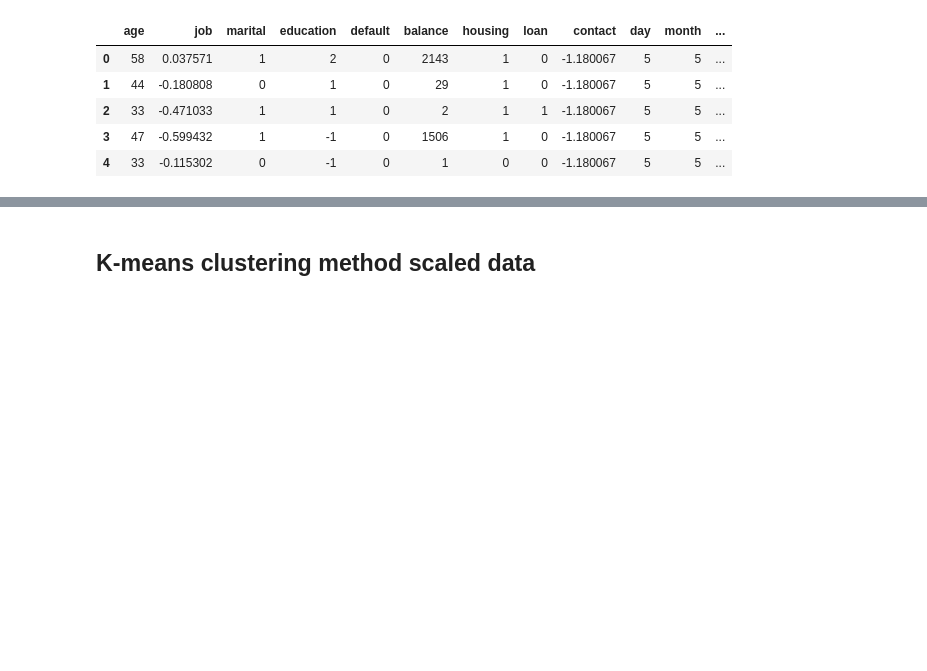
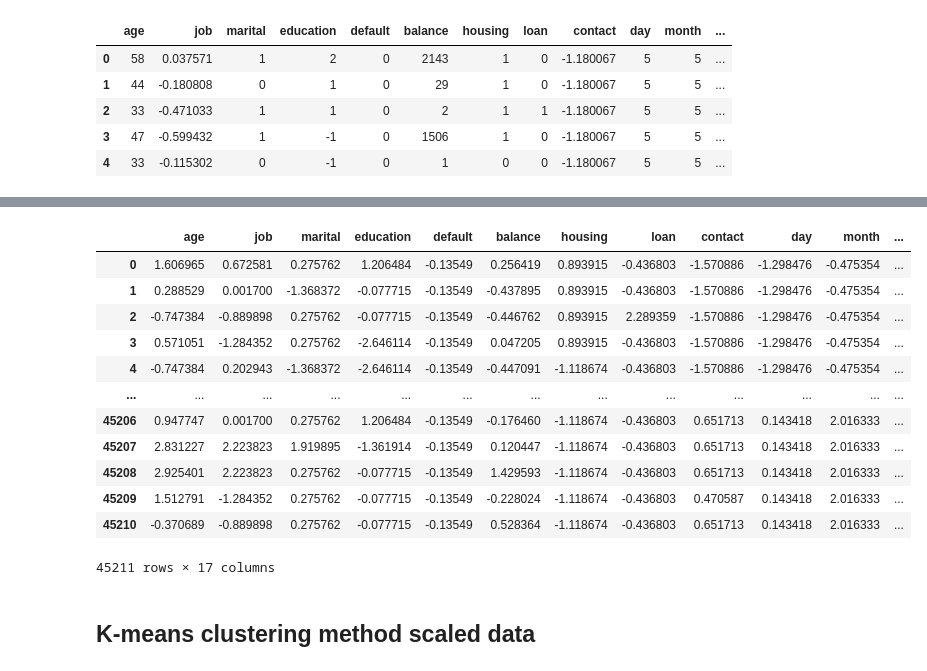
Before and after one commit to wojo501/clustering-ML, a Jupyter notebook: preprcessing.ipynb, the cells around one changed output, grey strips where cells are left out. Drawn from its saved outputs; the diff is of its cells as text; code cells hidden in the pictures; blank space fills up the shorter version.

```diff
--- a/preprcessing.ipynb
+++ b/preprcessing.ipynb
@@ -151,4 +157,20 @@ plt.show()
 # %%
 df_scaled, scaler = scaling(df_woe)
+# %%
+df_scaled
+# %% [output]
+|  | age | job | marital | education | default | balance | housing | loan | contact | day | month | ... |
+| 0 | 1.606965 | 0.672581 | 0.275762 | 1.206484 | -0.13549 | 0.256419 | 0.893915 | -0.436803 | -1.570886 | -1.298476 | -0.475354 | ... |
+| 1 | 0.288529 | 0.001700 | -1.368372 | -0.077715 | -0.13549 | -0.437895 | 0.893915 | -0.436803 | -1.570886 | -1.298476 | -0.475354 | ... |
+| 2 | -0.747384 | -0.889898 | 0.275762 | -0.077715 | -0.13549 | -0.446762 | 0.893915 | 2.289359 | -1.570886 | -1.298476 | -0.475354 | ... |
+| 3 | 0.571051 | -1.284352 | 0.275762 | -2.646114 | -0.13549 | 0.047205 | 0.893915 | -0.436803 | -1.570886 | -1.298476 | -0.475354 | ... |
+| 4 | -0.747384 | 0.202943 | -1.368372 | -2.646114 | -0.13549 | -0.447091 | -1.118674 | -0.436803 | -1.570886 | -1.298476 | -0.475354 | ... |
+| ... | ... | ... | ... | ... | ... | ... | ... | ... | ... | ... | ... | ... |
+| 45206 | 0.947747 | 0.001700 | 0.275762 | 1.206484 | -0.13549 | -0.176460 | -1.118674 | -0.436803 | 0.651713 | 0.143418 | 2.016333 | ... |
+| 45207 | 2.831227 | 2.223823 | 1.919895 | -1.361914 | -0.13549 | 0.120447 | -1.118674 | -0.436803 | 0.651713 | 0.143418 | 2.016333 | ... |
+| 45208 | 2.925401 | 2.223823 | 0.275762 | -0.077715 | -0.13549 | 1.429593 | -1.118674 | -0.436803 | 0.651713 | 0.143418 | 2.016333 | ... |
+| 45209 | 1.512791 | -1.284352 | 0.275762 | -0.077715 | -0.13549 | -0.228024 | -1.118674 | -0.436803 | 0.470587 | 0.143418 | 2.016333 | ... |
+| 45210 | -0.370689 | -0.889898 | 0.275762 | -0.077715 | -0.13549 | 0.528364 | -1.118674 | -0.436803 | 0.651713 | 0.143418 | 2.016333 | ... |
+45211 rows × 17 columns
 # %% [markdown]
 ## K-means clustering method scaled data
```
Also changed, not shown: parts of 40 cells of this notebook.
